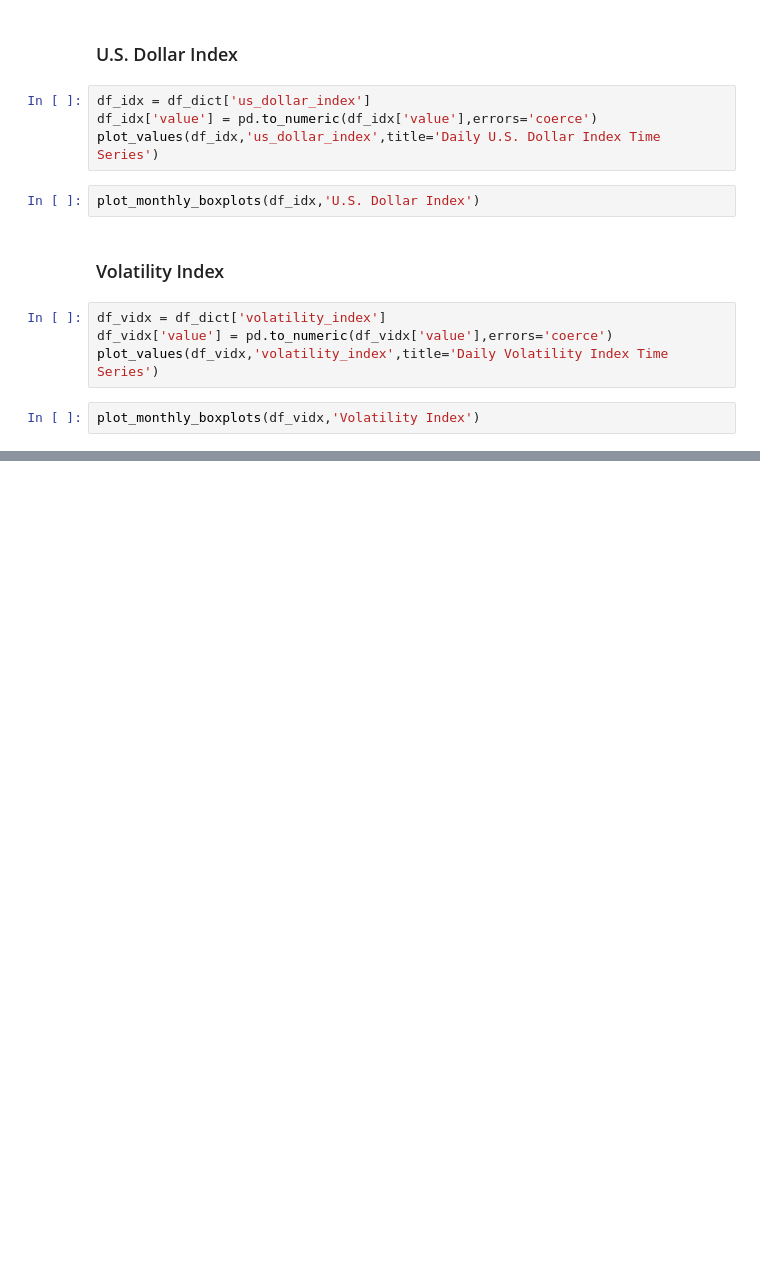
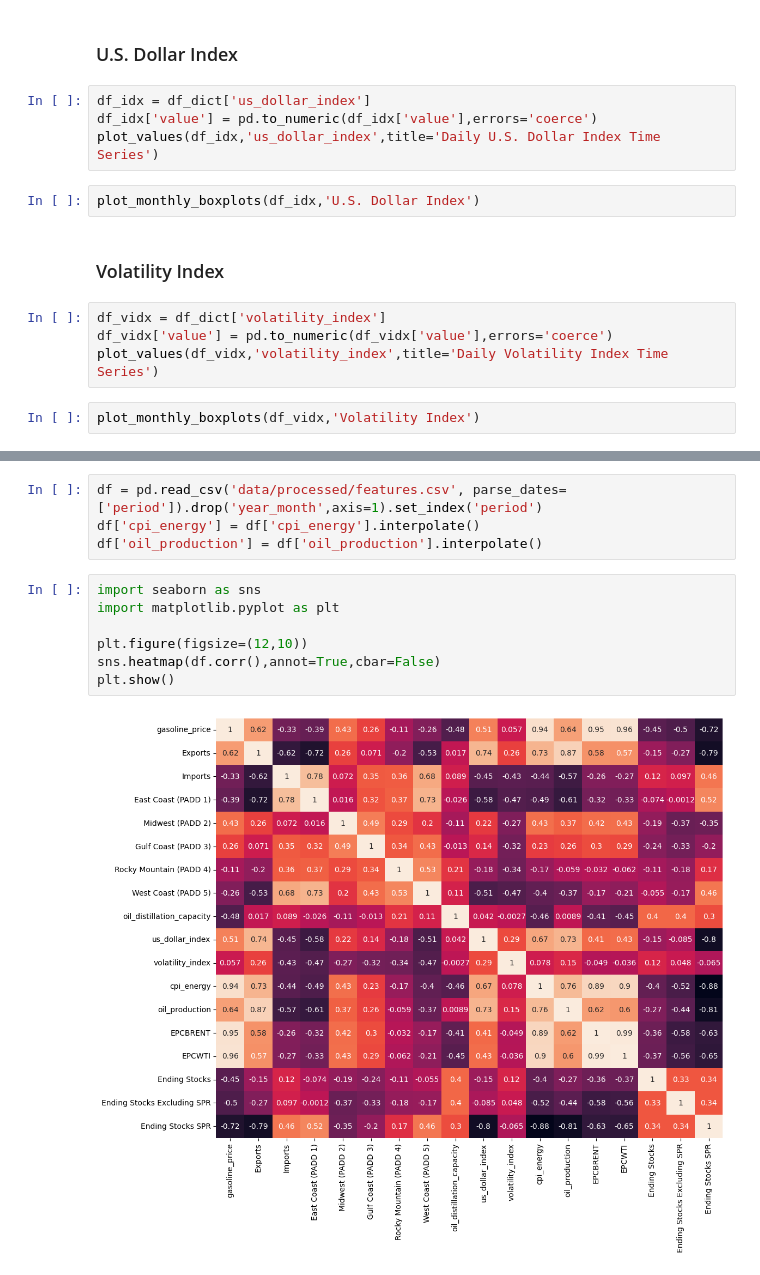
Before and after one commit to SalazarV4/oil-optimization, a Jupyter notebook: notebooks/03_eda.ipynb, the cells around one changed output, grey strips where cells are left out. Saved outputs shown, nothing was run; the diff lists cells and outputs as text; blank space fills up the shorter version.

```diff
--- a/notebooks/03_eda.ipynb
+++ b/notebooks/03_eda.ipynb
@@ -189,0 +212,13 @@ plot_monthly_boxplots(df_vidx,'Volatility Index')
+# %%
+df = pd.read_csv('data/processed/features.csv', parse_dates=['period']).drop('year_month',axis=1).set_index('period')
+df['cpi_energy'] = df['cpi_energy'].interpolate()
+df['oil_production'] = df['oil_production'].interpolate()
+# %%
+import seaborn as sns
+import matplotlib.pyplot as plt
+
+plt.figure(figsize=(12,10))
+sns.heatmap(df.corr(),annot=True,cbar=False)
+plt.show()
+# %% [output]
+[figure, added]
```
Also changed, not shown: parts of 10 cells of this notebook, 5 other files.
